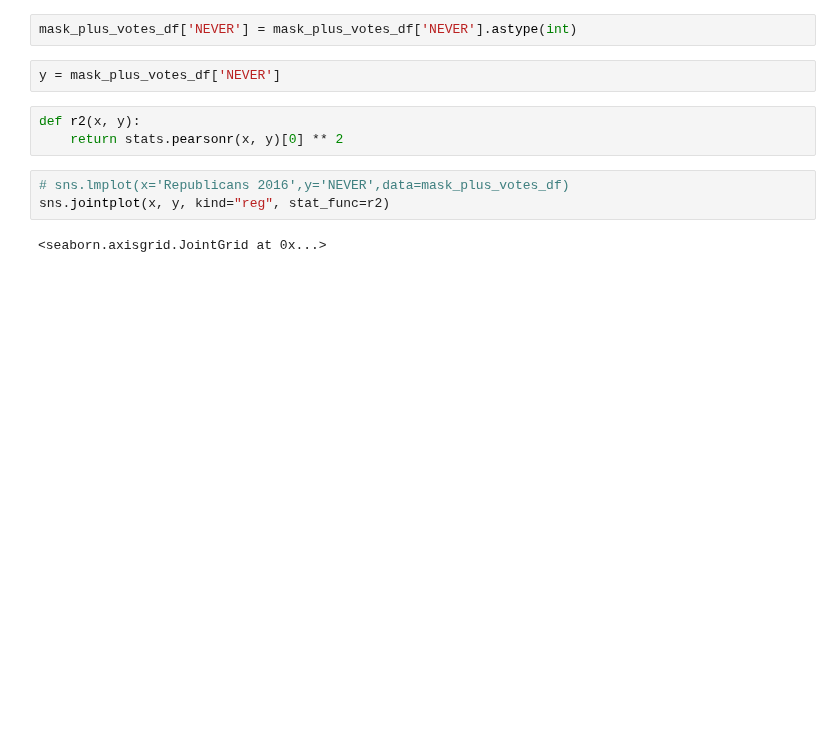
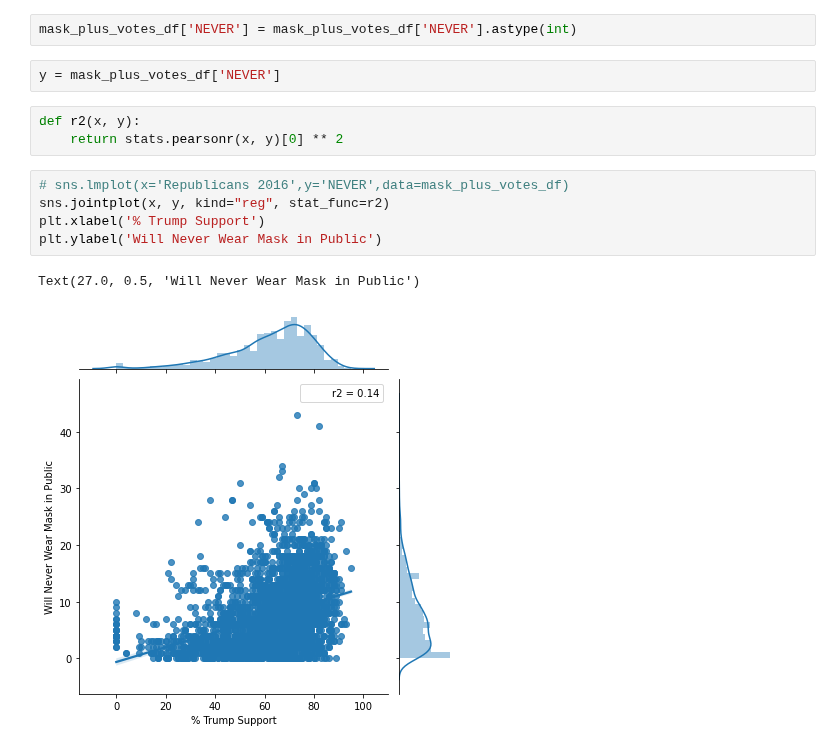
Before and after one commit to tahentx/pv_workbook, a Jupyter notebook: datascience/safegraph/maskpolitics.ipynb, the cells around one changed output. Cells and saved outputs as stored; diff of their text form; blank space fills up the shorter version.

```diff
--- a/datascience/safegraph/maskpolitics.ipynb
+++ b/datascience/safegraph/maskpolitics.ipynb
@@ -101,5 +109,8 @@ def r2(x, y):
 # %%
 # sns.lmplot(x='Republicans 2016',y='NEVER',data=mask_plus_votes_df)
 sns.jointplot(x, y, kind="reg", stat_func=r2)
+plt.xlabel('% Trump Support')
+plt.ylabel('Will Never Wear Mask in Public')
 # %% [output]
-<seaborn.axisgrid.JointGrid at 0x...>
+Text(27.0, 0.5, 'Will Never Wear Mask in Public')
+[figure, added]
```
Also changed, not shown: parts of 19 cells of this notebook.
